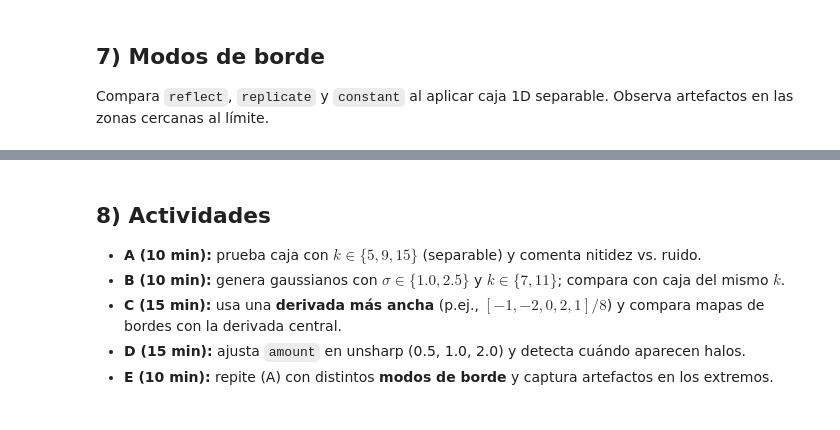
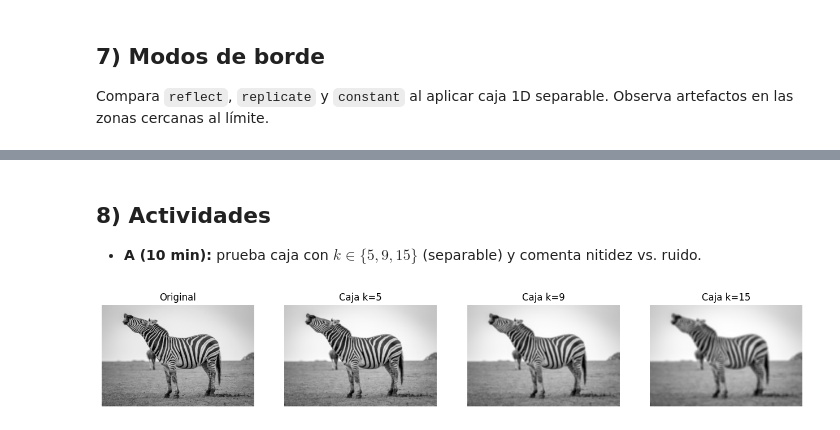
Before and after one commit to EdithOroche/IA, a Jupyter notebook: Lab6_Convoluciones1D_PyTorch.ipynb, the cells around one changed output, grey strips where cells are left out. Saved outputs shown, nothing was run; the diff lists cells and outputs as text; code cells hidden in the pictures.

```diff
--- a/Lab6_Convoluciones1D_PyTorch.ipynb
+++ b/Lab6_Convoluciones1D_PyTorch.ipynb
@@ -226,8 +242,25 @@ plt.show()
-# %% [markdown]
-
-## 8) Actividades
-- **A (10 min):** prueba caja con $k\in\{5,9,15\}$ (separable) y comenta nitidez vs. ruido.
-- **B (10 min):** genera gaussianos con $\sigma\in\{1.0,2.5\}$ y $k\in\{7,11\}$; compara con caja del mismo $k$.
-- **C (15 min):** usa una **derivada más ancha** (p.ej., $[-1,-2,0,2,1]/8$) y compara mapas de bordes con la derivada central.
-- **D (15 min):** ajusta `amount` en unsharp (0.5, 1.0, 2.0) y detecta cuándo aparecen halos.
-- **E (10 min):** repite (A) con distintos **modos de borde** y captura artefactos en los extremos.
+# %% [markdown]
+
+## 8) Actividades
+- **A (10 min):** prueba caja con $k\in\{5,9,15\}$ (separable) y comenta nitidez vs. ruido.
+# %%
+k = [5, 9, 15]
+
+plt.figure(figsize=(16,4))
+
+# Original
+plt.subplot(1,4,1)
+plt.imshow(tensor01_to_np(gray_t), cmap='gray', vmin=0, vmax=1)
+plt.title("Original"); plt.axis("off")
+
+# Filtros de caja
+for i,k in enumerate(k, start=2):
+    kernel = normalize_kernel_1d(torch.ones(k))   # kernel 1D normalizado
+    out = sep_conv2d(gray_t, kernel, kernel, pad_mode='reflect')
+    plt.subplot(1,4,i)
+    plt.imshow(tensor01_to_np(rescale01(out)), cmap='gray', vmin=0, vmax=1)
+    plt.title(f"Caja k={k}"); plt.axis("off")
+
+plt.show()
+# %% [output]
+[figure, added]
```
Also changed, not shown: parts of 16 cells of this notebook.
